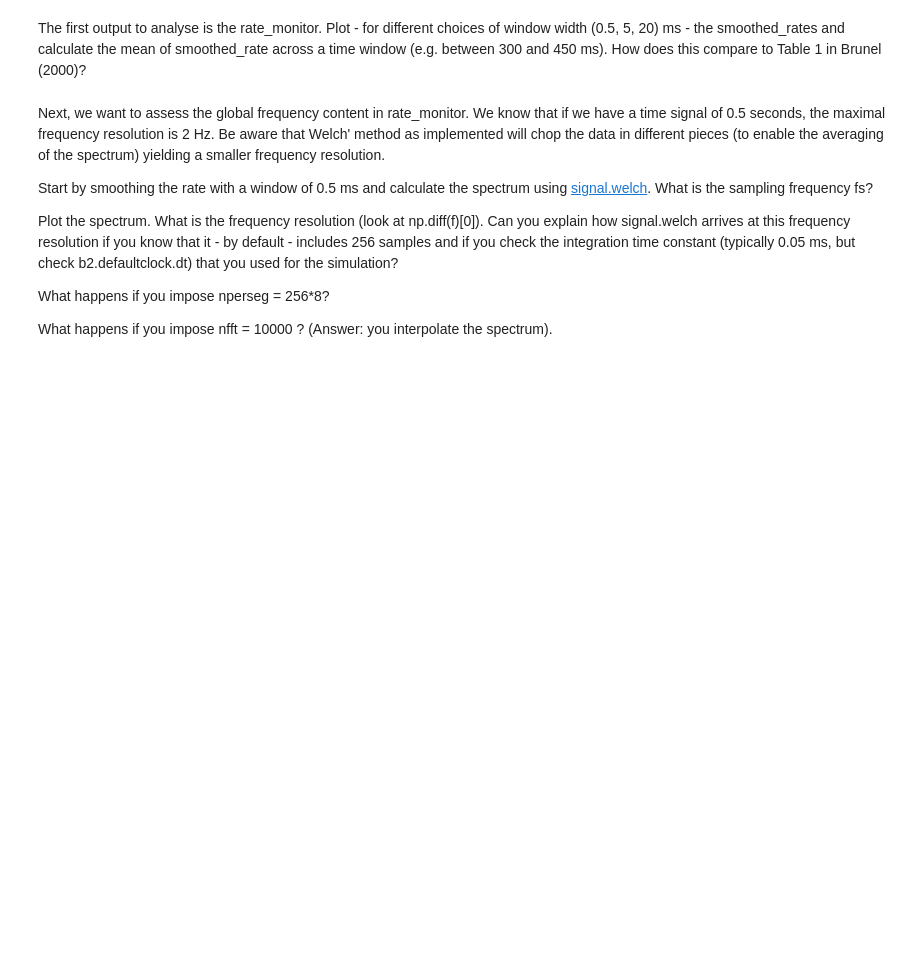
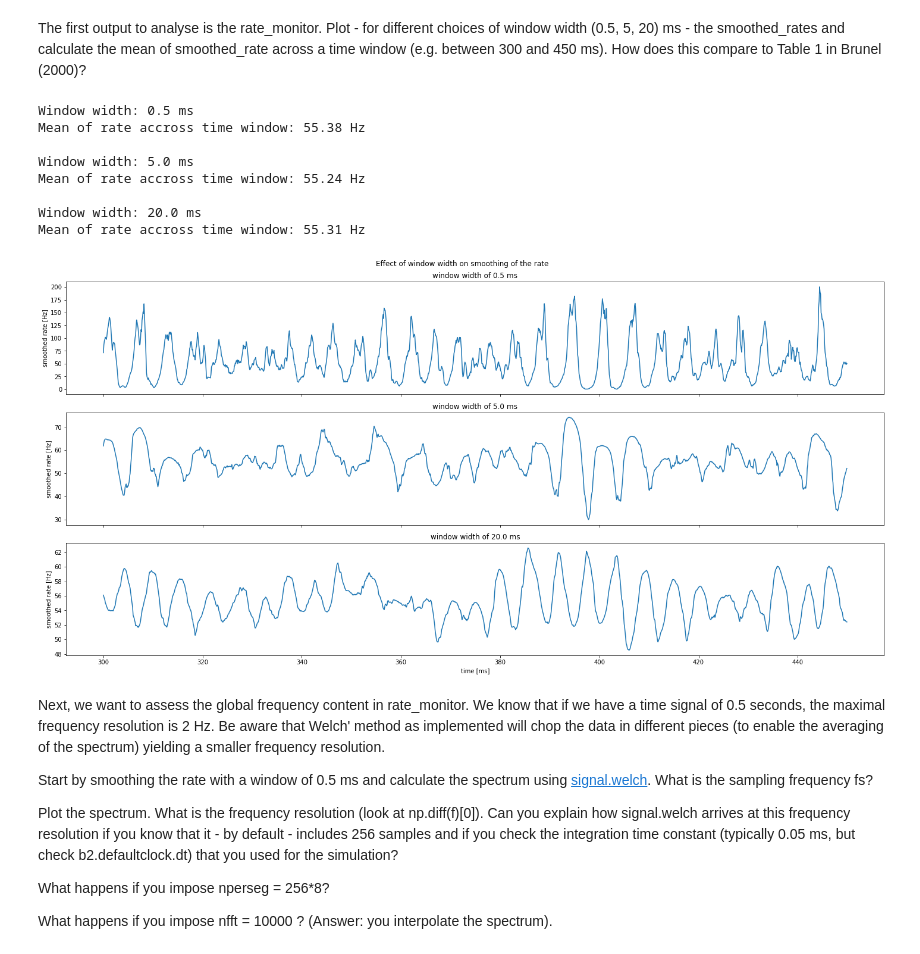
Before and after one commit to RobbeDeMuynck/CN_practicals, a Jupyter notebook: Module 3/Module3_Brunel_Group7.ipynb, the cells around one changed output. Cells and saved outputs as stored; diff of their text form; code cells hidden in the pictures; blank space fills up the shorter version.

```diff
--- a/Module 3/Module3_Brunel_Group7.ipynb
+++ b/Module 3/Module3_Brunel_Group7.ipynb
@@ -316,7 +347,8 @@ print(v_extern)
 # %%
+# Run simulation
 rate_monitor, spike_monitor, voltage_monitor, monitored_spike_idx = \
     LIF_spiking_network.simulate_brunel_network(N_Excit=10000, N_Inhib=2500, N_extern=1000, w0=0.1*b2.mV, sim_time=500*b2.ms,\
-                                                 monitored_subset_size=50,g=g,poisson_input_rate=v_extern)
+                                                 monitored_subset_size=50,g=g,poisson_input_rate=nu_extern)
 # %% [markdown]
 Plot the output using "plot_network_activity", make sure to add the "t_min" and "t_max" parameter and increase the figure size to figure_size=(10,10).
 # %%
@@ -329,19 +364,41 @@ plt.show()
 The first output to analyse is the rate_monitor.
 Plot - for different choices of window width (0.5, 5, 20) ms - the smoothed_rates and calculate the mean of smoothed_rate across a time window (e.g. between 300 and 450 ms). How does this compare to Table 1 in Brunel (2000)?
 # %%
+# Get time axis
 ts = rate_monitor.t / b2.ms
-t_min = 300
-t_max = 450
-idx_rate = (t_min<ts)*(ts<t_max)
+t_min, t_max = 300, 450
+idx_rate = (t_min <= ts) * (ts < t_max)
 
-fig, axs = plt.subplots(1,3,figsize=(20,10))
+# Investigate the effect window width on smoothing of the rate
 window_widths = [0.5,5,20]*b2.ms
+
+fig, axs = plt.subplots(3, 1, figsize=(20,10), sharex=True)
+fig.suptitle('Effect of window width on smoothing of the rate')
+
 for i, window in enumerate(window_widths):
-    smoothed_rates = rate_monitor.smooth_rate(window="flat", width=window_widths[i])/b2.Hz
-    plt.subplot(4,1,i+1)
-    plt.plot(ts[idx_rate],smoothed_rates[idx_rate])
+    smoothed_rates = rate_monitor.smooth_rate(window="flat", width=window)/b2.Hz
 
-    print(np.mean(smoothed_rates[idx_rate]))
+    axs[i].plot(ts[idx_rate], smoothed_rates[idx_rate])
+    axs[i].set_ylabel('smoothed rate [Hz]')
+    axs[i].set_title(f'window width of {window*1000} ms')
+
+    print(f"""Window width: {window*1000} ms
+Mean of rate accross time window: {np.mean(smoothed_rates[idx_rate]):.2f} Hz
+""")
+
+axs[-1].set_xlabel('time [ms]')
+plt.tight_layout()
+plt.show()
+# %% [output]
+Window width: 0.5 ms
+Mean of rate accross time window: 55.38 Hz
+
+Window width: 5.0 ms
+Mean of rate accross time window: 55.24 Hz
+
+Window width: 20.0 ms
+Mean of rate accross time window: 55.31 Hz
+[figure, added]
 # %% [markdown]
 Next, we want to assess the global frequency content in rate_monitor. We know that if we have a time signal of 0.5 seconds, the maximal frequency resolution is 2 Hz. Be aware that Welch' method as implemented will chop the data in different pieces (to enable the averaging of the spectrum) yielding a smaller frequency resolution.
 
```
Also changed, not shown: parts of 10 cells of this notebook.
